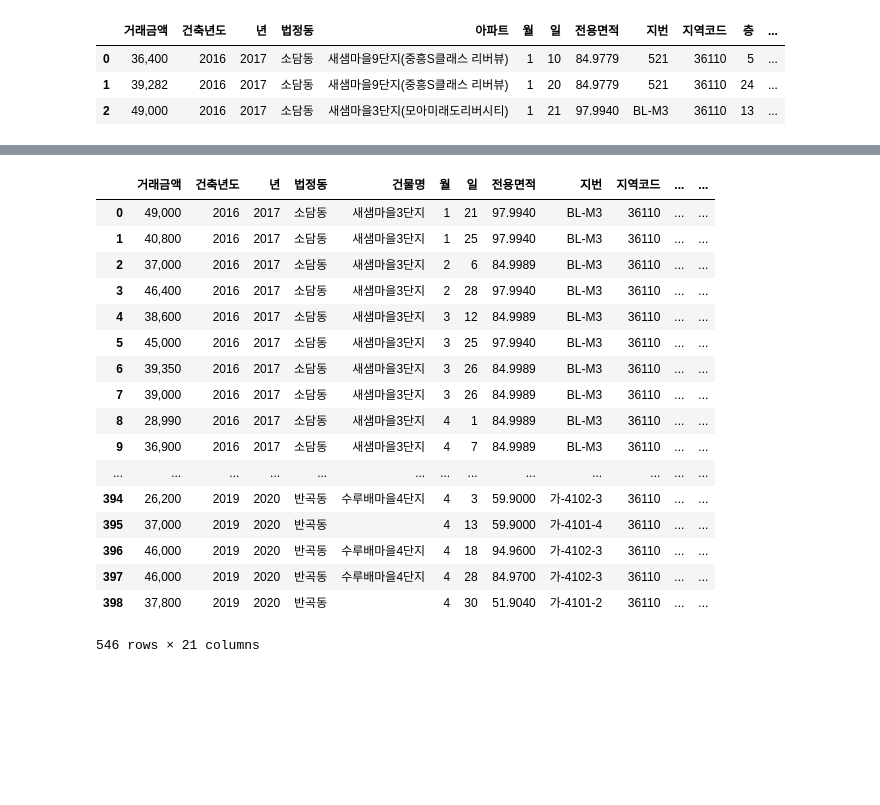
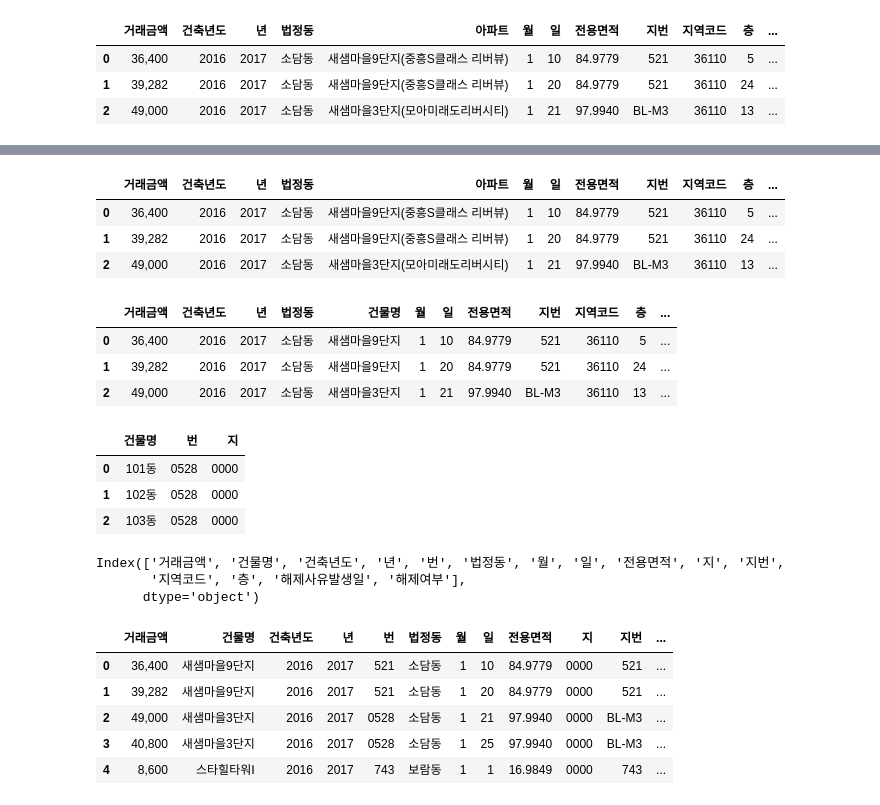
Before and after one commit to metterian/sejong-house-market-analyse, a Jupyter notebook: data_foundation.ipynb, the cells around one changed output, grey strips where cells are left out. Saved outputs shown, nothing was run; the diff lists cells and outputs as text; code cells hidden in the pictures; blank space fills up the shorter version.

```diff
--- a/data_foundation.ipynb
+++ b/data_foundation.ipynb
@@ -227,0 +221,7 @@ apt_trd['지'] = apt_trd['지'].fillna('0000')
+# %%
+apt_trd.head(3)
+# %% [output]
+|  | 거래금액 | 건축년도 | 년 | 법정동 | 아파트 | 월 | 일 | 전용면적 | 지번 | 지역코드 | 층 | ... |
+| 0 | 36,400 | 2016 | 2017 | 소담동 | 새샘마을9단지(중흥S클래스 리버뷰) | 1 | 10 | 84.9779 | 521 | 36110 | 5 | ... |
+| 1 | 39,282 | 2016 | 2017 | 소담동 | 새샘마을9단지(중흥S클래스 리버뷰) | 1 | 20 | 84.9779 | 521 | 36110 | 24 | ... |
+| 2 | 49,000 | 2016 | 2017 | 소담동 | 새샘마을3단지(모아미래도리버시티) | 1 | 21 | 97.9940 | BL-M3 | 36110 | 13 | ... |
@@ -228,35 +233,43 @@ apt_trd['지'] = apt_trd['지'].fillna('0000')
 # %%
-# 번지가 로트(영어)로 되어 있는 데이터, 번지가 숫자가 아닌 데이터
-bj_alpha = ~ apt_trd['번'].str.isnumeric() | ~ apt_trd['지'].str.isnumeric()
-
 # removing () in 'Apartment' Column
-apt_trd['아파트'] = apt_trd[bj_alpha]['아파트'].str.findall('.+(?=\()').str.join("")
-
-# Drop '번', '지' column
-apt_trd = apt_trd.drop(columns=['번','지'])
+apt_trd['아파트'] = apt_trd['아파트'].str.split('(').str[0]
+# Rename 아파트 -> 건물명
 apt_trd = apt_trd.rename(columns={'아파트': '건물명'})
+# %%
+apt_trd.head(3)
+# %% [output]
+|  | 거래금액 | 건축년도 | 년 | 법정동 | 건물명 | 월 | 일 | 전용면적 | 지번 | 지역코드 | 층 | ... |
+| 0 | 36,400 | 2016 | 2017 | 소담동 | 새샘마을9단지 | 1 | 10 | 84.9779 | 521 | 36110 | 5 | ... |
+| 1 | 39,282 | 2016 | 2017 | 소담동 | 새샘마을9단지 | 1 | 20 | 84.9779 | 521 | 36110 | 24 | ... |
+| 2 | 49,000 | 2016 | 2017 | 소담동 | 새샘마을3단지 | 1 | 21 | 97.9940 | BL-M3 | 36110 | 13 | ... |
 # %%
 # 전유부에서 아파트 번지 가져오기
-apt_addr = b_unit[b_unit['용도코드명']=='아파트'].groupby('건물명').first().filter(columns=['건물명','번' ,'지'])
+apt_addr = b_unit[b_unit['용도코드명']=='아파트'].groupby('건물명').first().reset_index()[['건물명','번' ,'지']]
+# %%
+apt_addr.head(3)
+# %% [output]
+|  | 건물명 | 번 | 지 |
+| 0 | 101동 | 0528 | 0000 |
+| 1 | 102동 | 0528 | 0000 |
+| 2 | 103동 | 0528 | 0000 |
 # %%
-# 병합을 통해 건물명이 같은 데이터에 번지 정보 추가
-apt_trd[bj_alpha].merge(apt_addr, how='left', on='건물명' )
+# 병합을 통해 건물명이 같은 데이터의 결측치 번지 정보 추가
+apt_trd = apt_trd.combine_first(apt_addr)
-# %% [output]
-|  | 거래금액 | 건축년도 | 년 | 법정동 | 건물명 | 월 | 일 | 전용면적 | 지번 | 지역코드 | ... | ... |
-| 0 | 49,000 | 2016 | 2017 | 소담동 | 새샘마을3단지 | 1 | 21 | 97.9940 | BL-M3 | 36110 | ... | ... |
-| 1 | 40,800 | 2016 | 2017 | 소담동 | 새샘마을3단지 | 1 | 25 | 97.9940 | BL-M3 | 36110 | ... | ... |
-| 2 | 37,000 | 2016 | 2017 | 소담동 | 새샘마을3단지 | 2 | 6 | 84.9989 | BL-M3 | 36110 | ... | ... |
-| 3 | 46,400 | 2016 | 2017 | 소담동 | 새샘마을3단지 | 2 | 28 | 97.9940 | BL-M3 | 36110 | ... | ... |
-| 4 | 38,600 | 2016 | 2017 | 소담동 | 새샘마을3단지 | 3 | 12 | 84.9989 | BL-M3 | 36110 | ... | ... |
-| 5 | 45,000 | 2016 | 2017 | 소담동 | 새샘마을3단지 | 3 | 25 | 97.9940 | BL-M3 | 36110 | ... | ... |
-| 6 | 39,350 | 2016 | 2017 | 소담동 | 새샘마을3단지 | 3 | 26 | 84.9989 | BL-M3 | 36110 | ... | ... |
-| 7 | 39,000 | 2016 | 2017 | 소담동 | 새샘마을3단지 | 3 | 26 | 84.9989 | BL-M3 | 36110 | ... | ... |
-| 8 | 28,990 | 2016 | 2017 | 소담동 | 새샘마을3단지 | 4 | 1 | 84.9989 | BL-M3 | 36110 | ... | ... |
-| 9 | 36,900 | 2016 | 2017 | 소담동 | 새샘마을3단지 | 4 | 7 | 84.9989 | BL-M3 | 36110 | ... | ... |
-| ... | ... | ... | ... | ... | ... | ... | ... | ... | ... | ... | ... | ... |
-| 394 | 26,200 | 2019 | 2020 | 반곡동 | 수루배마을4단지 | 4 | 3 | 59.9000 | 가-4102-3 | 36110 | ... | ... |
-| 395 | 37,000 | 2019 | 2020 | 반곡동 |  | 4 | 13 | 59.9000 | 가-4101-4 | 36110 | ... | ... |
-| 396 | 46,000 | 2019 | 2020 | 반곡동 | 수루배마을4단지 | 4 | 18 | 94.9600 | 가-4102-3 | 36110 | ... | ... |
-| 397 | 46,000 | 2019 | 2020 | 반곡동 | 수루배마을4단지 | 4 | 28 | 84.9700 | 가-4102-3 | 36110 | ... | ... |
-| 398 | 37,800 | 2019 | 2020 | 반곡동 |  | 4 | 30 | 51.9040 | 가-4101-2 | 36110 | ... | ... |
-546 rows × 21 columns
+# %%
+apt_trd.columns
+# %% [output]
+Index(['거래금액', '건물명', '건축년도', '년', '번', '법정동', '월', '일', '전용면적', '지', '지번',
+       '지역코드', '층', '해제사유발생일', '해제여부'],
+      dtype='object')
+# %%
+# Re-order indexing
+apt_trd = apt_trd.reindex(columns=['거래금액', '건물명', '건축년도', '년', '번', '법정동', '월', '일', '전용면적', '지', '지번','번', '지', '지역코드', '층', '해제사유발생일', '해제여부'])
+# %%
+apt_trd.head()
+# %% [output]
+|  | 거래금액 | 건물명 | 건축년도 | 년 | 번 | 법정동 | 월 | 일 | 전용면적 | 지 | 지번 | ... |
+| 0 | 36,400 | 새샘마을9단지 | 2016 | 2017 | 521 | 소담동 | 1 | 10 | 84.9779 | 0000 | 521 | ... |
+| 1 | 39,282 | 새샘마을9단지 | 2016 | 2017 | 521 | 소담동 | 1 | 20 | 84.9779 | 0000 | 521 | ... |
+| 2 | 49,000 | 새샘마을3단지 | 2016 | 2017 | 0528 | 소담동 | 1 | 21 | 97.9940 | 0000 | BL-M3 | ... |
+| 3 | 40,800 | 새샘마을3단지 | 2016 | 2017 | 0528 | 소담동 | 1 | 25 | 97.9940 | 0000 | BL-M3 | ... |
+| 4 | 8,600 | 스타힐타워Ⅰ | 2016 | 2017 | 743 | 보람동 | 1 | 1 | 16.9849 | 0000 | 743 | ... |
```
Also changed, not shown: parts of 9 cells of this notebook, 1 other file.
